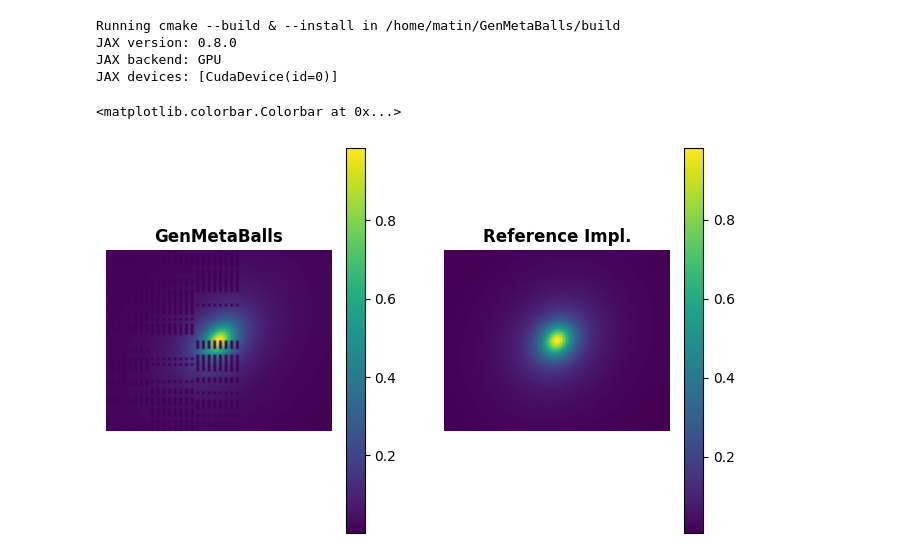
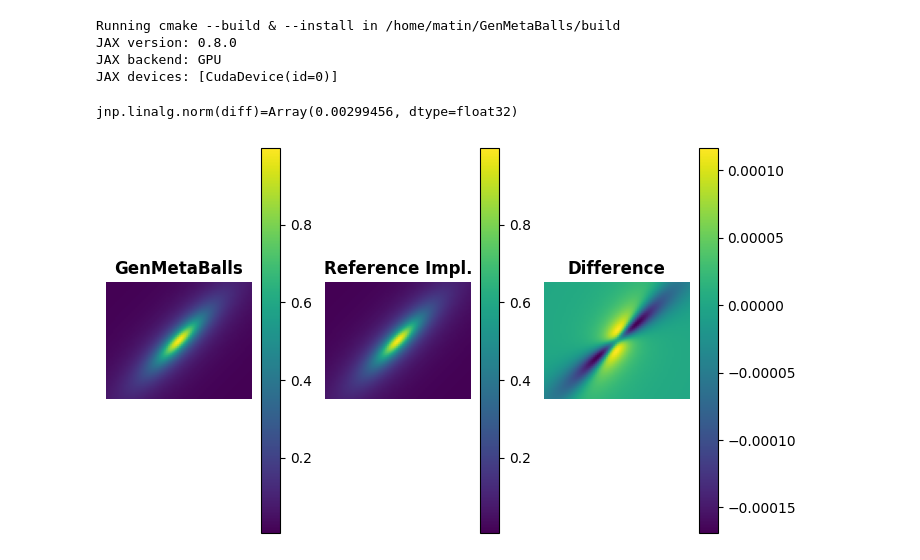
Before and after one commit to probcomp/GenMetaBalls, a Jupyter notebook: notebooks/debug.ipynb, the cells around one changed output. Drawn from its saved outputs; the diff is of its cells as text; code cells hidden in the pictures.

```diff
--- a/notebooks/debug.ipynb
+++ b/notebooks/debug.ipynb
@@ -59,7 +59,7 @@ beta2 = jnp.float32(np.exp(hyperparams[0]))
 beta3 = jnp.float32(np.exp(hyperparams[1]))
 # %%
 mean = jnp.array([0., 0, -1])
-extent = jnp.array([8.0, 4, 1])
+extent = jnp.array([55.0, 4, 1])
 # XXX what is rot exactly?
 rot = Rot.from_euler('ZYX', jnp.array([jnp.pi/4, 0, 0]))
 # %%
@@ -90,16 +91,24 @@ img_view = image.as_view()
 gmb_depth = img_view.depth.as_jax()
 gmb_alpha = img_view.confidence.as_jax()
 # %%
-fig, (ax0, ax1) = plt.subplots(1, 2, figsize=(8, 5))
+fig, (ax0, ax1, ax2) = plt.subplots(1, 3, figsize=(8, 5))
 im0 = ax0.imshow(gmb_depth)
 ax0.set_title("GenMetaBalls", fontsize=12, fontweight="bold")
 ax0.axis("off")
 plt.colorbar(im0, ax=ax0)
 
 ax1.set_title("Reference Impl.", fontsize=12, fontweight="bold")
 im1 = ax1.imshow(ref_depth.reshape(image_size))
 ax1.axis("off")
 plt.colorbar(im1, ax=ax1)
+
+diff = gmb_depth - ref_depth.reshape(image_size)
+ax2.set_title("Difference", fontsize=12, fontweight="bold")
+im2 = ax2.imshow(diff)
+ax2.axis("off")
+plt.colorbar(im2, ax=ax2)
+
+print(f'{jnp.linalg.norm(diff)=}')
 # %% [output]
-<matplotlib.colorbar.Colorbar at 0x...>
+jnp.linalg.norm(diff)=Array(0.00299456, dtype=float32)
-[figure, old version]
+[figure, new version]
```
Also changed, not shown: parts of 1 cell of this notebook, 3 other files.
